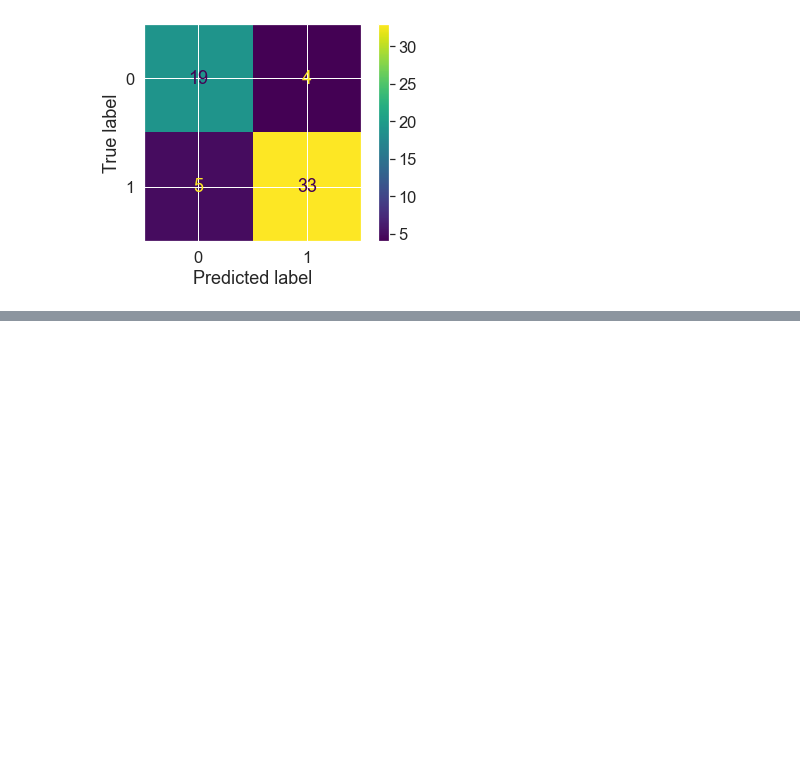
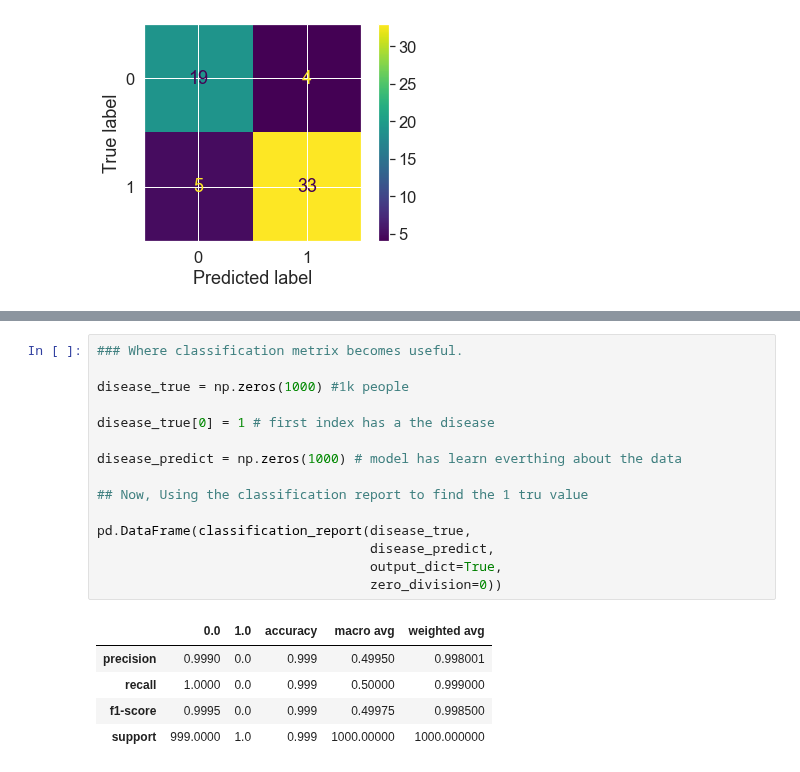
Before and after one commit to sheddyranking/Machine-Leanring-Data-Science-Bootcamp.-2022, a Jupyter notebook: Sci-kit-learn.ipynb, the cells around one changed output, grey strips where cells are left out. Drawn from its saved outputs; the diff is of its cells as text; blank space fills up the shorter version.

Commit message:
Evaluating a classification model using classification report

```diff
--- a/Sci-kit-learn.ipynb
+++ b/Sci-kit-learn.ipynb
@@ -1398,0 +1414,21 @@ ConfusionMatrixDisplay.from_predictions(y_test,y_pred)
+# %%
+### Where classification metrix becomes useful.
+
+disease_true = np.zeros(1000) #1k people
+
+disease_true[0] = 1 # first index has a the disease
+
+disease_predict = np.zeros(1000) # model has learn everthing about the data
+
+## Now, Using the classification report to find the 1 tru value
+
+pd.DataFrame(classification_report(disease_true,
+                                   disease_predict,
+                                   output_dict=True,
+                                   zero_division=0))
+# %% [output]
+|  | 0.0 | 1.0 | accuracy | macro avg | weighted avg |
+| precision | 0.9990 | 0.0 | 0.999 | 0.49950 | 0.998001 |
+| recall | 1.0000 | 0.0 | 0.999 | 0.50000 | 0.999000 |
+| f1-score | 0.9995 | 0.0 | 0.999 | 0.49975 | 0.998500 |
+| support | 999.0000 | 1.0 | 0.999 | 1000.00000 | 1000.000000 |
```
Also changed, not shown: parts of 4 cells of this notebook.
